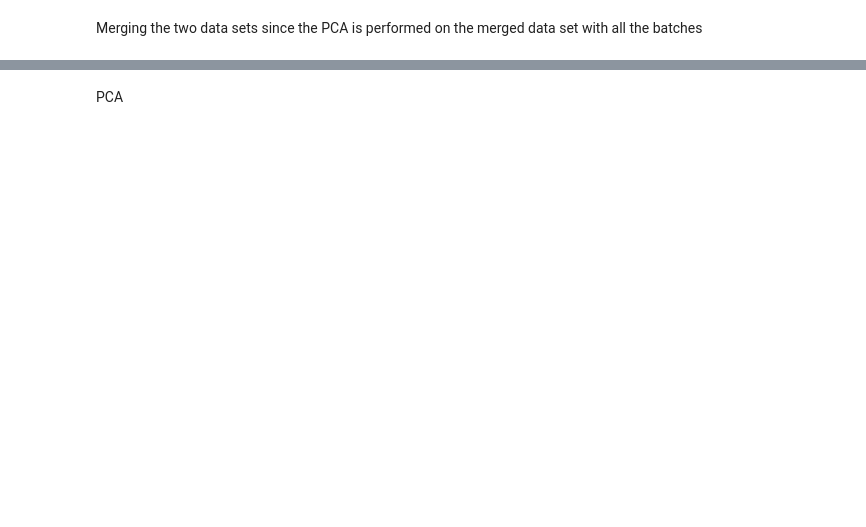
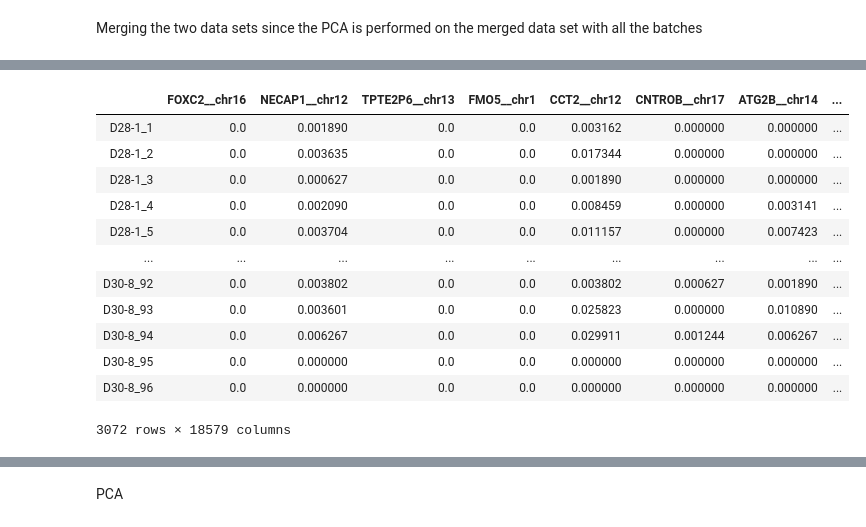
Before and after one commit to derrickliu8/Stat-697BD-Final-Project, a Jupyter notebook: fastMNN.ipynb, the cells around one changed output, grey strips where cells are left out. Saved outputs shown, nothing was run; the diff lists cells and outputs as text; code cells hidden in the pictures; blank space fills up the shorter version.

```diff
--- a/fastMNN.ipynb
+++ b/fastMNN.ipynb
@@ -268,0 +296,16 @@ normalized_pancreas_t_merged = pd.merge(normalized_pancreas_t, normalized_pancre
+# %%
+normalized_pancreas_2_t_adj
+# %% [output]
+|  | FOXC2__chr16 | NECAP1__chr12 | TPTE2P6__chr13 | FMO5__chr1 | CCT2__chr12 | CNTROB__chr17 | ATG2B__chr14 | ... |
+| D28-1_1 | 0.0 | 0.001890 | 0.0 | 0.0 | 0.003162 | 0.000000 | 0.000000 | ... |
+| D28-1_2 | 0.0 | 0.003635 | 0.0 | 0.0 | 0.017344 | 0.000000 | 0.000000 | ... |
+| D28-1_3 | 0.0 | 0.000627 | 0.0 | 0.0 | 0.001890 | 0.000000 | 0.000000 | ... |
+| D28-1_4 | 0.0 | 0.002090 | 0.0 | 0.0 | 0.008459 | 0.000000 | 0.003141 | ... |
+| D28-1_5 | 0.0 | 0.003704 | 0.0 | 0.0 | 0.011157 | 0.000000 | 0.007423 | ... |
+| ... | ... | ... | ... | ... | ... | ... | ... | ... |
+| D30-8_92 | 0.0 | 0.003802 | 0.0 | 0.0 | 0.003802 | 0.000627 | 0.001890 | ... |
+| D30-8_93 | 0.0 | 0.003601 | 0.0 | 0.0 | 0.025823 | 0.000000 | 0.010890 | ... |
+| D30-8_94 | 0.0 | 0.006267 | 0.0 | 0.0 | 0.029911 | 0.001244 | 0.006267 | ... |
+| D30-8_95 | 0.0 | 0.000000 | 0.0 | 0.0 | 0.000000 | 0.000000 | 0.000000 | ... |
+| D30-8_96 | 0.0 | 0.000000 | 0.0 | 0.0 | 0.000000 | 0.000000 | 0.000000 | ... |
+3072 rows × 18579 columns
```
Also changed, not shown: parts of 15 cells of this notebook.
